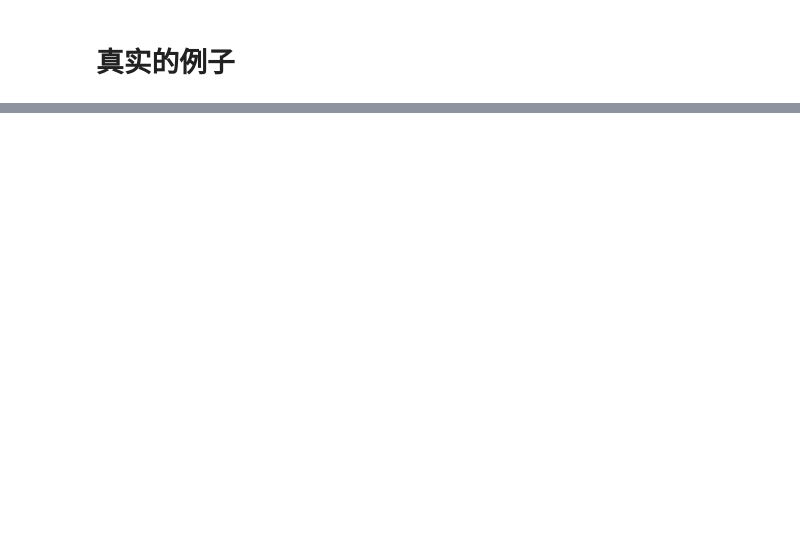
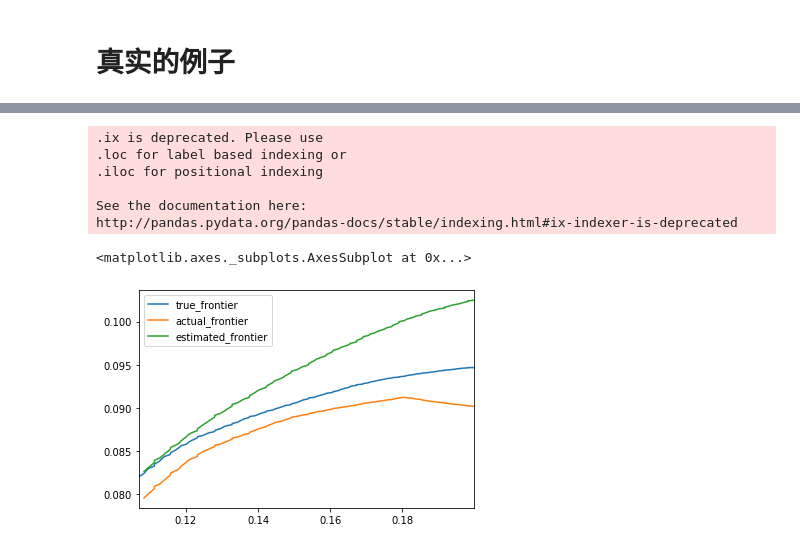
Before and after one commit to Casey1203/axioma-paper, a Jupyter notebook: rbo.ipynb, the cells around one changed output, grey strips where cells are left out. Cells and saved outputs as stored; diff of their text form; code cells hidden in the pictures; blank space fills up the shorter version.

```diff
--- a/rbo.ipynb
+++ b/rbo.ipynb
@@ -216,5 +256,15 @@ true_frontier.plot()
 # %%
-pd.concat([true_frontier, actual_frontier, estimated_frontier], axis=1).interpolate().plot()
+frontier = pd.concat([true_frontier, actual_frontier, estimated_frontier], axis=1)
+frontier.ix[frontier.index<0.2].interpolate().plot()
+# %% [output]
+.ix is deprecated. Please use
+.loc for label based indexing or
+.iloc for positional indexing
+
+See the documentation here:
+http://pandas.pydata.org/pandas-docs/stable/indexing.html#ix-indexer-is-deprecated
+<matplotlib.axes._subplots.AxesSubplot at 0x...>
+[figure, added]
 # %%
 # sample_cov = np.cov(data.T)
 # %%
```
Also changed, not shown: parts of 17 cells of this notebook, 4 other files.
